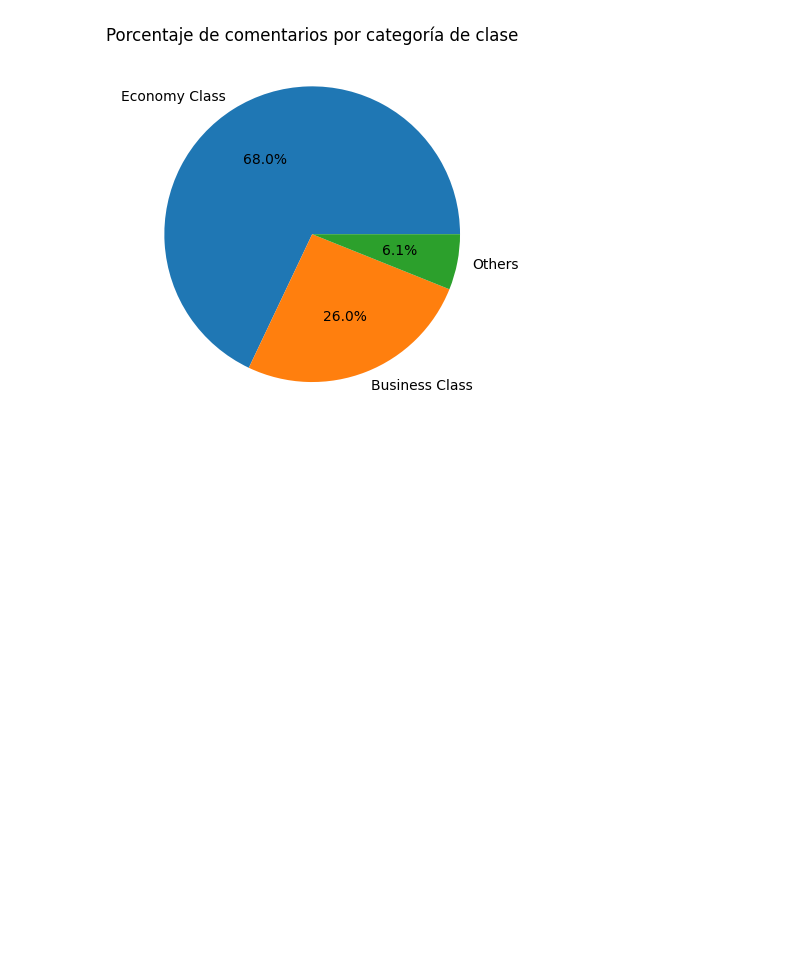
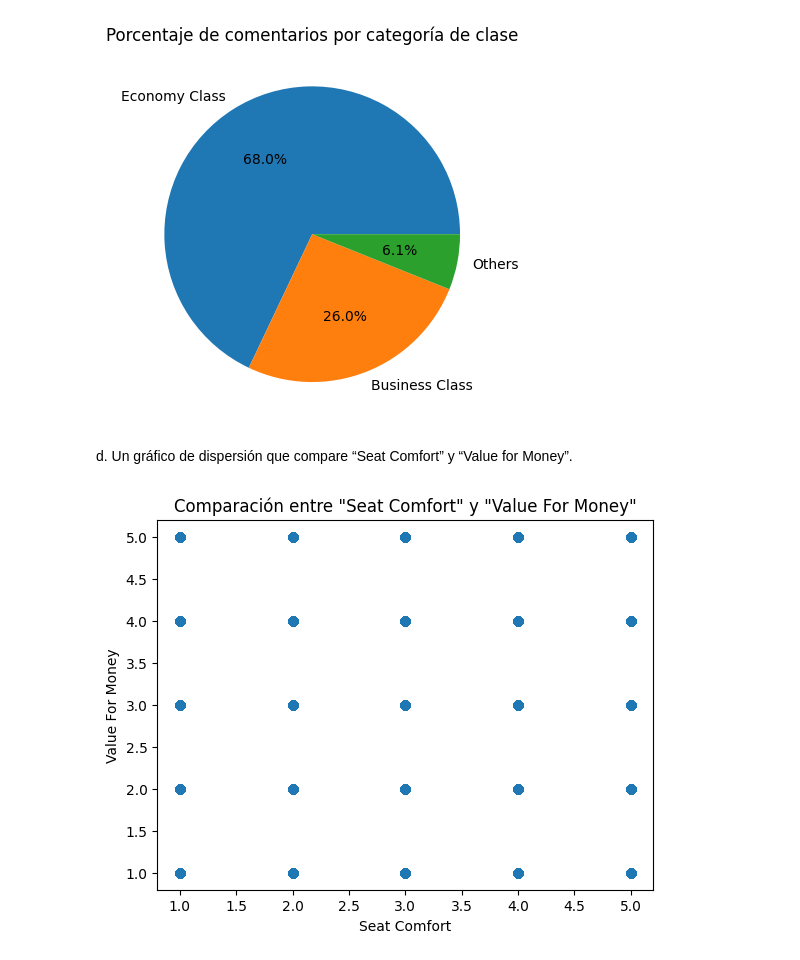
Before and after one commit to heldigard/Evaluacion_Final_POO, a Jupyter notebook: Examen-Final_Analisis_de_datos.ipynb, the cells around one changed output. Saved outputs shown, nothing was run; the diff lists cells and outputs as text; code cells hidden in the pictures; blank space fills up the shorter version.

```diff
--- a/Examen-Final_Analisis_de_datos.ipynb
+++ b/Examen-Final_Analisis_de_datos.ipynb
@@ -244,3 +244,16 @@ Business Class    2104
 Others             492
 Name: count, dtype: int64
 [figure]
+# %% [markdown]
+d. Un gráfico de dispersión que compare “Seat Comfort” y “Value for Money”.
+# %%
+# Crea el gráfico de dispersión
+plt.scatter(datos['Seat Comfort'], datos['Value For Money'])
+
+plt.title('Comparación entre "Seat Comfort" y "Value For Money"')
+plt.xlabel('Seat Comfort')
+plt.ylabel('Value For Money')
+
+plt.show()
+# %% [output]
+[figure, added]
```
